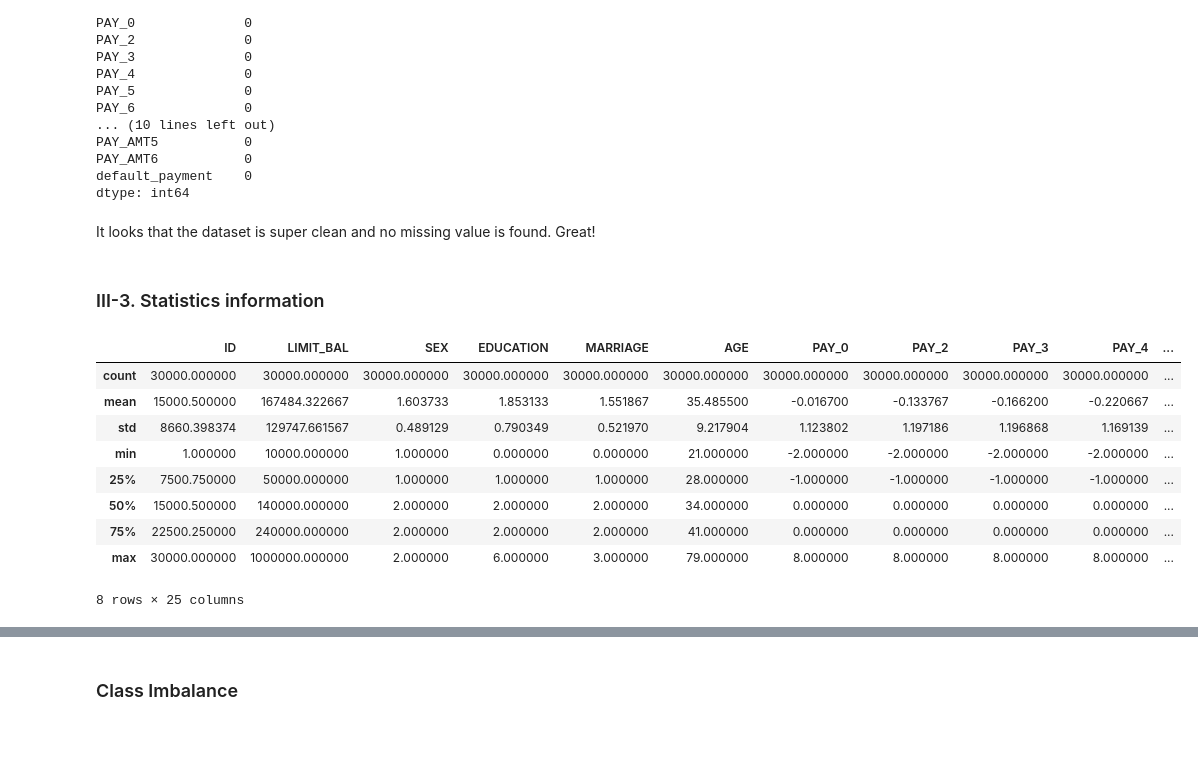
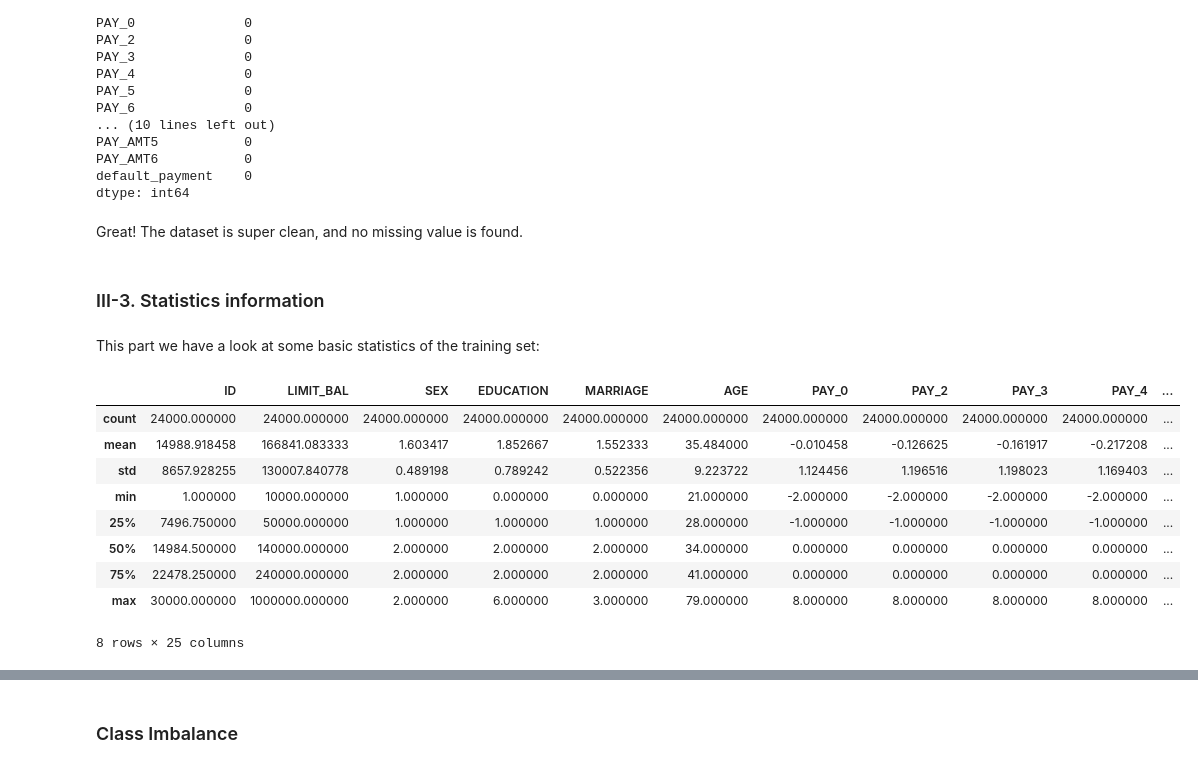
Before and after one commit to hmartin11/DSCI-310-Group-4, a Jupyter notebook: data_analysis.ipynb, the cells around one changed output, grey strips where cells are left out. Drawn from its saved outputs; the diff is of its cells as text; code cells hidden in the pictures; blank space fills up the shorter version.

```diff
--- a/data_analysis.ipynb
+++ b/data_analysis.ipynb
@@ -106,20 +110,22 @@ PAY_AMT6           0
 default_payment    0
 dtype: int64
 # %% [markdown]
-It looks that the dataset is super clean and no missing value is found. Great!
+Great! The dataset is super clean, and no missing value is found.
 # %% [markdown]
 ### III-3. Statistics information
+# %% [markdown]
+This part we have a look at some basic statistics of the training set:
 # %%
-df.describe()
+train_df.describe()
 # %% [output]
 |  | ID | LIMIT_BAL | SEX | EDUCATION | MARRIAGE | AGE | PAY_0 | PAY_2 | PAY_3 | PAY_4 | ... |
-| count | 30000.000000 | 30000.000000 | 30000.000000 | 30000.000000 | 30000.000000 | 30000.000000 | 30000.000000 | 30000.000000 | 30000.000000 | 30000.000000 | ... |
-| mean | 15000.500000 | 167484.322667 | 1.603733 | 1.853133 | 1.551867 | 35.485500 | -0.016700 | -0.133767 | -0.166200 | -0.220667 | ... |
-| std | 8660.398374 | 129747.661567 | 0.489129 | 0.790349 | 0.521970 | 9.217904 | 1.123802 | 1.197186 | 1.196868 | 1.169139 | ... |
+| count | 24000.000000 | 24000.000000 | 24000.000000 | 24000.000000 | 24000.000000 | 24000.000000 | 24000.000000 | 24000.000000 | 24000.000000 | 24000.000000 | ... |
+| mean | 14988.918458 | 166841.083333 | 1.603417 | 1.852667 | 1.552333 | 35.484000 | -0.010458 | -0.126625 | -0.161917 | -0.217208 | ... |
+| std | 8657.928255 | 130007.840778 | 0.489198 | 0.789242 | 0.522356 | 9.223722 | 1.124456 | 1.196516 | 1.198023 | 1.169403 | ... |
 | min | 1.000000 | 10000.000000 | 1.000000 | 0.000000 | 0.000000 | 21.000000 | -2.000000 | -2.000000 | -2.000000 | -2.000000 | ... |
-| 25% | 7500.750000 | 50000.000000 | 1.000000 | 1.000000 | 1.000000 | 28.000000 | -1.000000 | -1.000000 | -1.000000 | -1.000000 | ... |
-| 50% | 15000.500000 | 140000.000000 | 2.000000 | 2.000000 | 2.000000 | 34.000000 | 0.000000 | 0.000000 | 0.000000 | 0.000000 | ... |
-| 75% | 22500.250000 | 240000.000000 | 2.000000 | 2.000000 | 2.000000 | 41.000000 | 0.000000 | 0.000000 | 0.000000 | 0.000000 | ... |
+| 25% | 7496.750000 | 50000.000000 | 1.000000 | 1.000000 | 1.000000 | 28.000000 | -1.000000 | -1.000000 | -1.000000 | -1.000000 | ... |
+| 50% | 14984.500000 | 140000.000000 | 2.000000 | 2.000000 | 2.000000 | 34.000000 | 0.000000 | 0.000000 | 0.000000 | 0.000000 | ... |
+| 75% | 22478.250000 | 240000.000000 | 2.000000 | 2.000000 | 2.000000 | 41.000000 | 0.000000 | 0.000000 | 0.000000 | 0.000000 | ... |
 | max | 30000.000000 | 1000000.000000 | 2.000000 | 6.000000 | 3.000000 | 79.000000 | 8.000000 | 8.000000 | 8.000000 | 8.000000 | ... |
 8 rows × 25 columns
 # %% [markdown]
```
Also changed, not shown: parts of 41 cells of this notebook.
